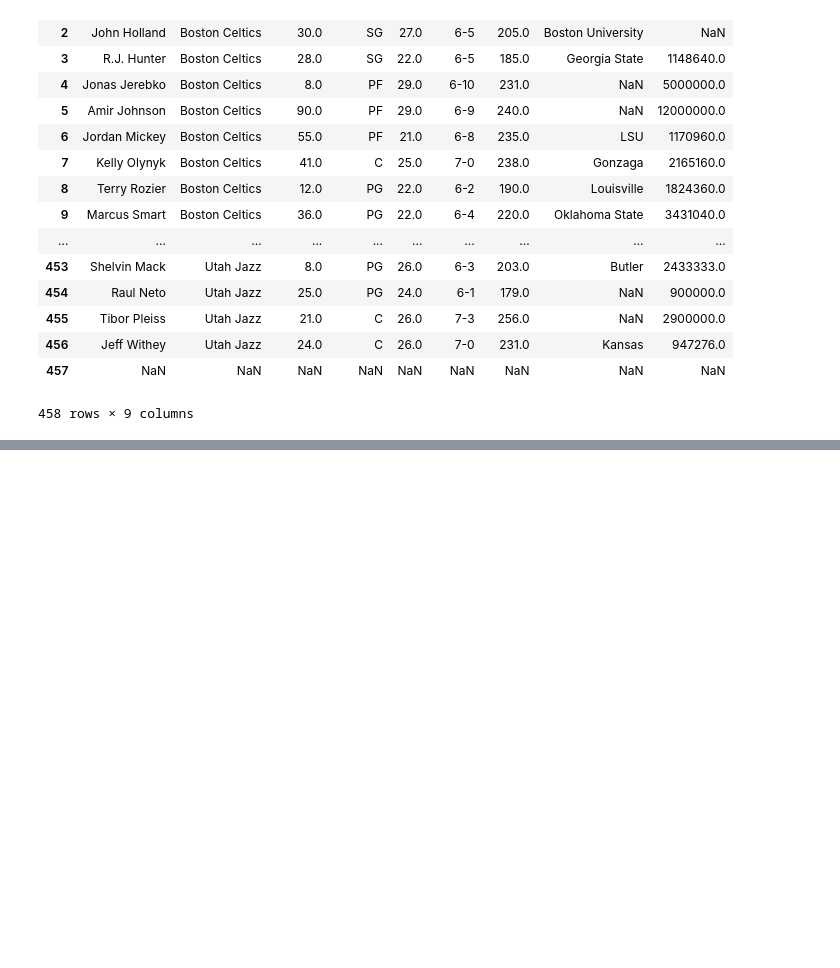
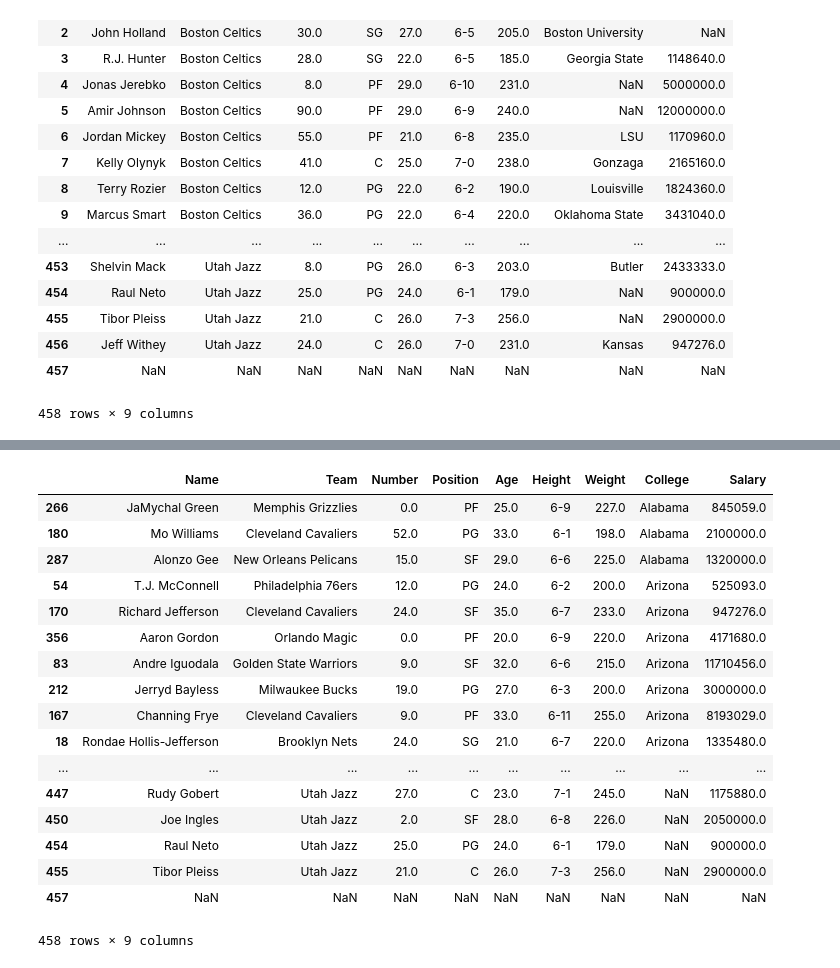
Before and after one commit to alexkwashie/_pandas, a Jupyter notebook: Panda2/dataframes.ipynb, the cells around one changed output, grey strips where cells are left out. Drawn from its saved outputs; the diff is of its cells as text; code cells hidden in the pictures; blank space fills up the shorter version.

Commit message:
sorting dataframes with .sort_values method 2

```diff
--- a/Panda2/dataframes.ipynb
+++ b/Panda2/dataframes.ipynb
@@ -202,2 +202,24 @@ nba2.sort_values("Name") #ascending=False means reversing it i.e from bottom to
 | 457 | NaN | NaN | NaN | NaN | NaN | NaN | NaN | NaN | NaN |
 458 rows × 9 columns
+# %%
+nba2.sort_values("College", na_position='last') #first
+#na_position is use to place the NaN values at the top or bottom of the sorted list
+# %% [output]
+|  | Name | Team | Number | Position | Age | Height | Weight | College | Salary |
+| 266 | JaMychal Green | Memphis Grizzlies | 0.0 | PF | 25.0 | 6-9 | 227.0 | Alabama | 845059.0 |
+| 180 | Mo Williams | Cleveland Cavaliers | 52.0 | PG | 33.0 | 6-1 | 198.0 | Alabama | 2100000.0 |
+| 287 | Alonzo Gee | New Orleans Pelicans | 15.0 | SF | 29.0 | 6-6 | 225.0 | Alabama | 1320000.0 |
+| 54 | T.J. McConnell | Philadelphia 76ers | 12.0 | PG | 24.0 | 6-2 | 200.0 | Arizona | 525093.0 |
+| 170 | Richard Jefferson | Cleveland Cavaliers | 24.0 | SF | 35.0 | 6-7 | 233.0 | Arizona | 947276.0 |
+| 356 | Aaron Gordon | Orlando Magic | 0.0 | PF | 20.0 | 6-9 | 220.0 | Arizona | 4171680.0 |
+| 83 | Andre Iguodala | Golden State Warriors | 9.0 | SF | 32.0 | 6-6 | 215.0 | Arizona | 11710456.0 |
+| 212 | Jerryd Bayless | Milwaukee Bucks | 19.0 | PG | 27.0 | 6-3 | 200.0 | Arizona | 3000000.0 |
+| 167 | Channing Frye | Cleveland Cavaliers | 9.0 | PF | 33.0 | 6-11 | 255.0 | Arizona | 8193029.0 |
+| 18 | Rondae Hollis-Jefferson | Brooklyn Nets | 24.0 | SG | 21.0 | 6-7 | 220.0 | Arizona | 1335480.0 |
+| ... | ... | ... | ... | ... | ... | ... | ... | ... | ... |
+| 447 | Rudy Gobert | Utah Jazz | 27.0 | C | 23.0 | 7-1 | 245.0 | NaN | 1175880.0 |
+| 450 | Joe Ingles | Utah Jazz | 2.0 | SF | 28.0 | 6-8 | 226.0 | NaN | 2050000.0 |
+| 454 | Raul Neto | Utah Jazz | 25.0 | PG | 24.0 | 6-1 | 179.0 | NaN | 900000.0 |
+| 455 | Tibor Pleiss | Utah Jazz | 21.0 | C | 26.0 | 7-3 | 256.0 | NaN | 2900000.0 |
+| 457 | NaN | NaN | NaN | NaN | NaN | NaN | NaN | NaN | NaN |
+458 rows × 9 columns
```
Also changed, not shown: parts of 4 cells of this notebook.
